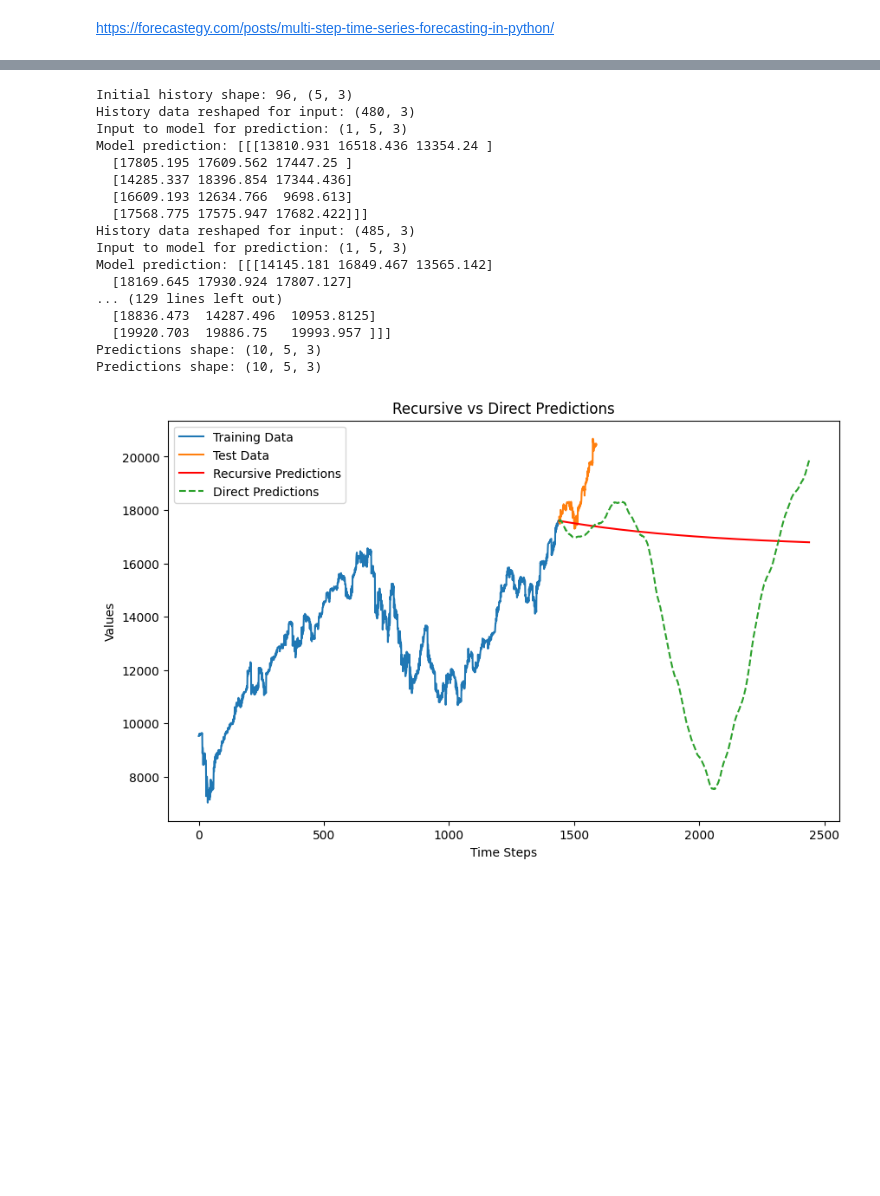
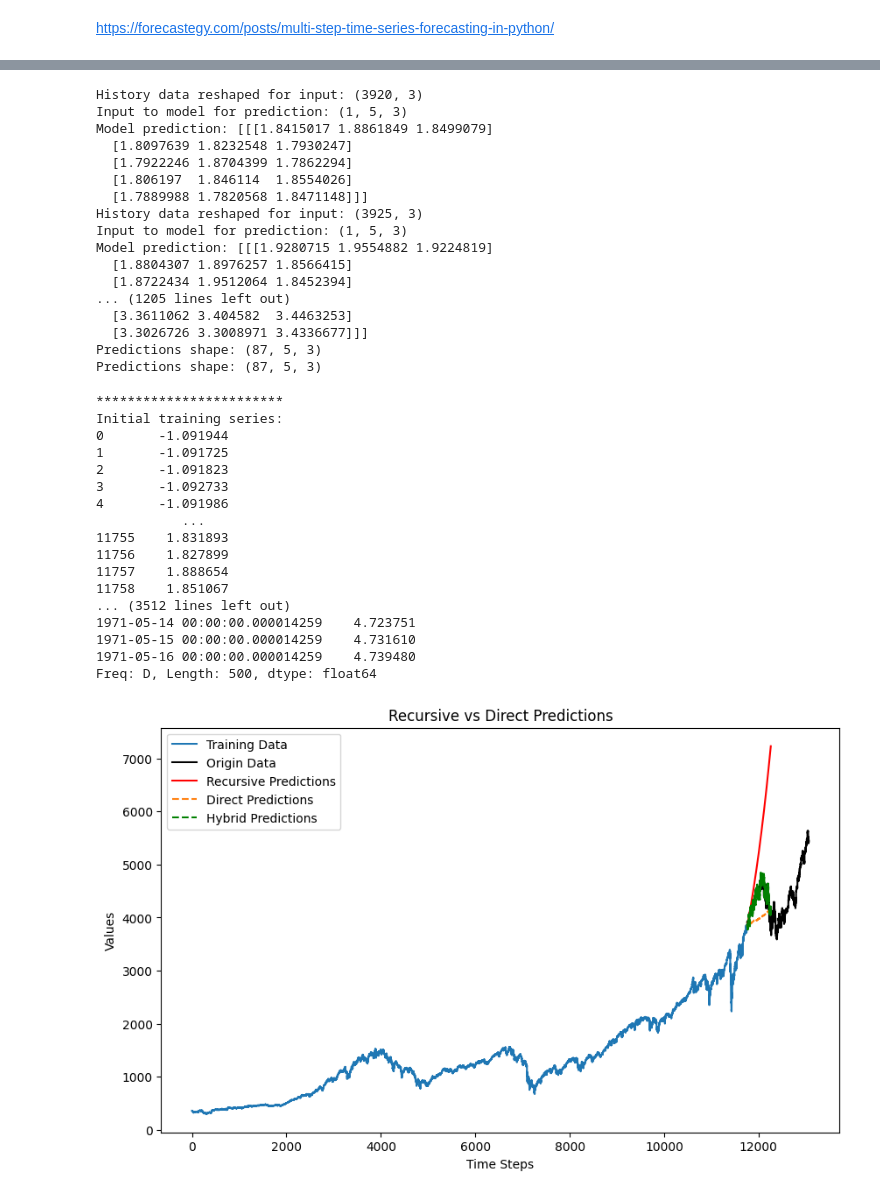
Before and after one commit to porchportal/stock-market-prediction-by--multi-Task-learning, a Jupyter notebook: VScodeML@2/speedPaper/testing02.ipynb, the cells around one changed output, grey strips where cells are left out. Drawn from its saved outputs; the diff is of its cells as text; code cells hidden in the pictures; blank space fills up the shorter version.

Commit message:
fix and improve
 the matplotlaib so slow and inprove the recursive strategy

```diff
--- a/VScodeML@2/speedPaper/testing02.ipynb
+++ b/VScodeML@2/speedPaper/testing02.ipynb
@@ -449,30 +668,51 @@ Epoch 25/25
 predict_and_forecast = PredictAndForecast(
     model, X_train, X_val,
     n_input=5, scaler=None,
-    normalize_bool=False)
+    normalize_bool=False
+)
 
-# Get predictions
 predictions = predict_and_forecast.get_predictions()
 print(f'Predictions shape: {predictions.shape}')
-
-# Plot predictions
-predict_and_forecast.plot_predictions(steps=1000)
+predictions = np.array(predictions).flatten()
+# predict_and_forecast.plot_predictions(
+#     steps=500, preds=predictions, normaliza_bool=True, scaler=scaler_type)
 # %% [output]
-Initial history shape: 96, (5, 3)
-History data reshaped for input: (480, 3)
+History data reshaped for input: (3920, 3)
 Input to model for prediction: (1, 5, 3)
-Model prediction: [[[13810.931 16518.436 13354.24 ]
-  [17805.195 17609.562 17447.25 ]
-  [14285.337 18396.854 17344.436]
-  [16609.193 12634.766  9698.613]
-  [17568.775 17575.947 17682.422]]]
-History data reshaped for input: (485, 3)
+Model prediction: [[[1.8415017 1.8861849 1.8499079]
+  [1.8097639 1.8232548 1.7930247]
+  [1.7922246 1.8704399 1.7862294]
+  [1.806197  1.846114  1.8554026]
+  [1.7889988 1.7820568 1.8471148]]]
+History data reshaped for input: (3925, 3)
 Input to model for prediction: (1, 5, 3)
-Model prediction: [[[14145.181 16849.467 13565.142]
-  [18169.645 17930.924 17807.127]
-... (129 lines left out)
-  [18836.473  14287.496  10953.8125]
-  [19920.703  19886.75   19993.957 ]]]
-Predictions shape: (10, 5, 3)
-Predictions shape: (10, 5, 3)
+Model prediction: [[[1.9280715 1.9554882 1.9224819]
+  [1.8804307 1.8976257 1.8566415]
+  [1.8722434 1.9512064 1.8452394]
+... (1205 lines left out)
+  [3.3611062 3.404582  3.4463253]
+  [3.3026726 3.3008971 3.4336677]]]
+Predictions shape: (87, 5, 3)
+Predictions shape: (87, 5, 3)
-[figure, removed]
+# %%
+test_series, recursive_preds, direct_preds, hybrid_preds = predict_and_forecast.plot_predictions(
+    steps=500, preds=predictions, normaliza_bool=True, scaler=scaler_type)
+# %% [output]
+************************
+Initial training series:
+0       -1.091944
+1       -1.091725
+2       -1.091823
+3       -1.092733
+4       -1.091986
+           ...
+11755    1.831893
+11756    1.827899
+11757    1.888654
+11758    1.851067
+... (3512 lines left out)
+1971-05-14 00:00:00.000014259    4.723751
+1971-05-15 00:00:00.000014259    4.731610
+1971-05-16 00:00:00.000014259    4.739480
+Freq: D, Length: 500, dtype: float64
+[figure, added]
```
Also changed, not shown: parts of 12 cells of this notebook.
